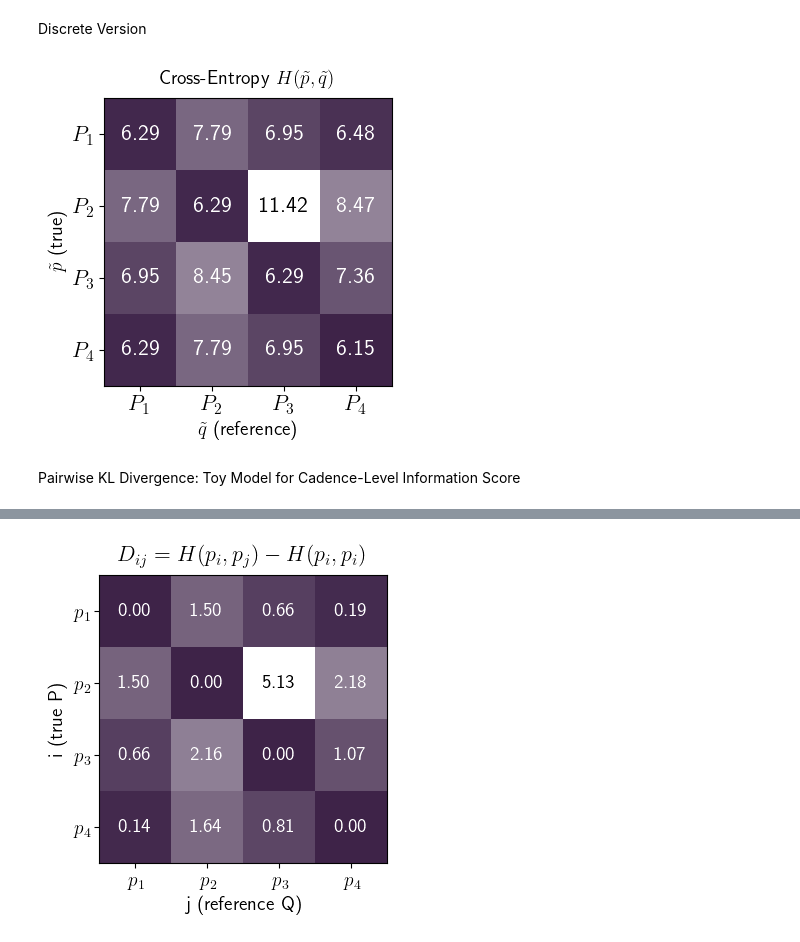
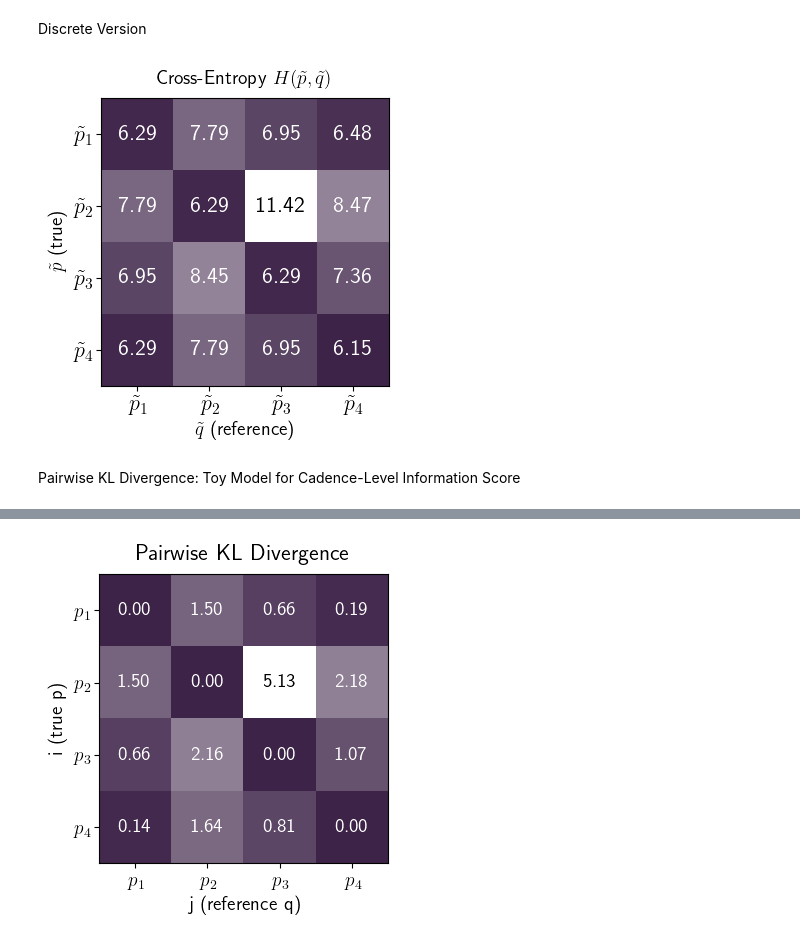
Before and after one commit to Rachel-0420/Cross-Entropy-Fast-Transient, a Jupyter notebook: HighD Normal Distribution.ipynb, the cells around one changed output, grey strips where cells are left out. Drawn from its saved outputs; the diff is of its cells as text; code cells hidden in the pictures.

Commit message:
edited figures

```diff
--- a/HighD Normal Distribution.ipynb
+++ b/HighD Normal Distribution.ipynb
@@ -214,8 +214,8 @@ ax.set_yticks(range(n))
 ax.set_xticklabels(labels)
 ax.set_yticklabels(labels)
 
-ax.set_xlabel("q (reference)", fontsize = 14)
-ax.set_ylabel("p (true)", fontsize = 14)
+ax.set_xlabel(r"$q$ (reference)", fontsize = 14)
+ax.set_ylabel(r"$p$ (true)", fontsize = 14)
 ax.set_title(r"Cross-Entropy $H(p, q)$", pad=10, fontsize = 16)
 
 # Annotate values
@@ -297,8 +297,8 @@ ax.set_yticks(range(n))
 ax.set_xticklabels(labels)
 ax.set_yticklabels(labels)
 
-ax.set_xlabel("q (reference)", fontsize = 12)
-ax.set_ylabel("p (true)", fontsize = 12)
+ax.set_xlabel(r"$q$ (reference)", fontsize = 12)
+ax.set_ylabel(r"$p$ (true)", fontsize = 12)
 ax.set_title(r"Cross-Entropy $H(p, q)$", pad=10, fontsize = 16)
 
 # Annotate values
@@ -412,7 +412,7 @@ fig, ax = plt.subplots(figsize=(4, 4))
 
 im = ax.imshow(H_discrete, cmap=cmap_medium, aspect="equal")
 
-labels = [rf"$P_{k}$" for k in range(1, n + 1)]
+labels = [rf"$\tilde p_{k}$" for k in range(1, n + 1)]
 ax.set_xticks(range(n))
 ax.set_yticks(range(n))
 ax.set_xticklabels(labels)
@@ -450,7 +450,7 @@ ax.tick_params(axis="both", labelsize=16)
 plt.tight_layout()
 plt.show()
 # %% [output]
-[figure, old version]
+[figure, new version]
 # %% [markdown]
 Pairwise KL Divergence: Toy Model for Cadence-Level Information Score
 # %%
@@ -495,34 +495,34 @@ score_max      = 5.12914730357798
 fig, ax = plt.subplots(figsize=(4, 4))
 im = ax.imshow(D_discrete, cmap=cmap_medium, aspect="equal")
 
 labels = [rf"$p_{k}$" for k in range(1, n + 1)]
 ax.set_xticks(range(n))
 ax.set_yticks(range(n))
 ax.set_xticklabels(labels)
 ax.set_yticklabels(labels)
 
-ax.set_xlabel("j (reference Q)", fontsize=14)
-ax.set_ylabel("i (true P)", fontsize=14)
-ax.set_title(r"$D_{ij}=H(p_i,p_j)-H(p_i,p_i)$",
+ax.set_xlabel("j (reference q)", fontsize=14)
+ax.set_ylabel("i (true p)", fontsize=14)
+ax.set_title("Pairwise KL Divergence",
              pad=10, fontsize=16)
 
 for i in range(n):
     for j in range(n):
         ax.text(
             j, i,
             f"{D_discrete[i, j]:.2f}",
             ha="center", va="center",
             fontsize=14,
             color='w' if D_discrete[i, j]<5 else 'k'
             # color="white",
             # bbox=dict(boxstyle="round,pad=0.20", fc="black", ec="none", alpha=0.40)
         )
 
 # cbar = fig.colorbar(im, ax=ax)
 # cbar.set_label(r"$D_{ij}$", rotation=90, fontsize=14)
 
 ax.tick_params(axis="both", labelsize=14)
 plt.tight_layout()
 plt.show()
 # %% [output]
-[figure, old version]
+[figure, new version]
```
Also changed, not shown: parts of 1 cell of this notebook.
